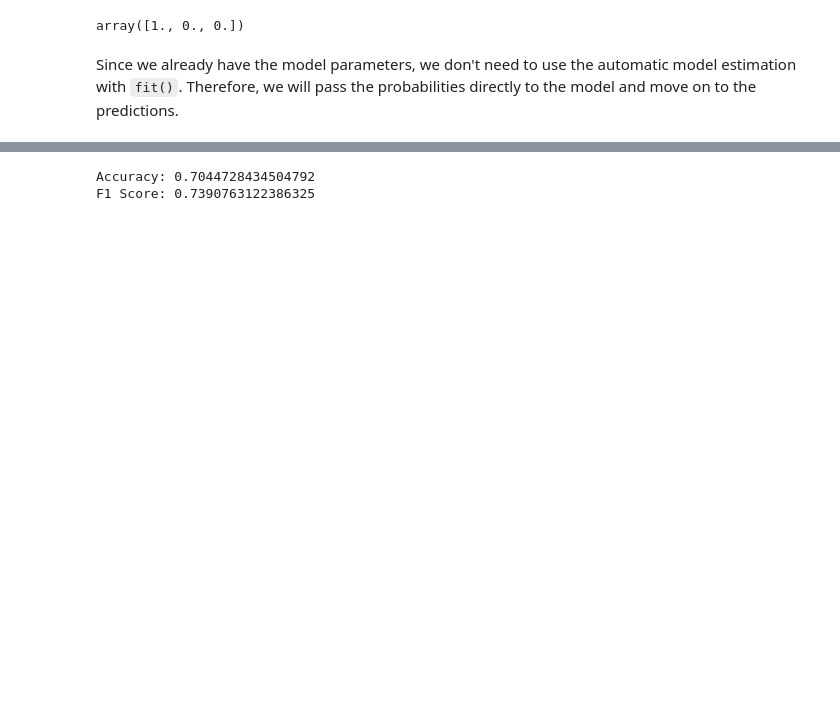
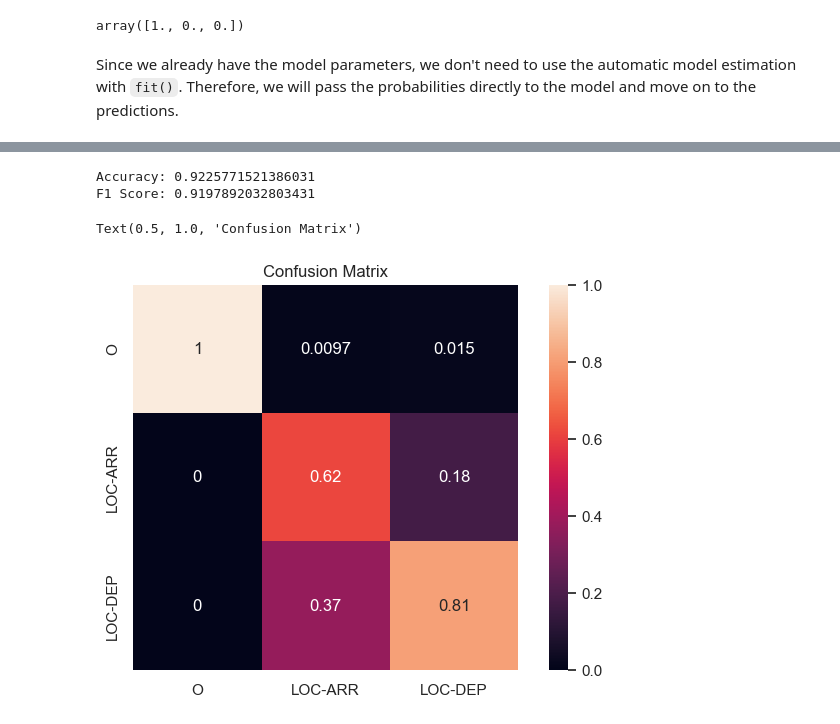
Before and after one commit to lucas066001/TravelOrderResolver, a Jupyter notebook: hmm_ner.ipynb, the cells around one changed output, grey strips where cells are left out. Drawn from its saved outputs; the diff is of its cells as text; code cells hidden in the pictures; blank space fills up the shorter version.

```diff
--- a/hmm_ner.ipynb
+++ b/hmm_ner.ipynb
@@ -337,13 +335,33 @@ ValueError: emissionprob_ rows must sum to 1 (got row sums of [0.76578769 0.1165
 # %%
 from sklearn.metrics import accuracy_score, f1_score
 
-# y_test = [item for sublist in y_test for item in sublist]
+y_test = [item for sublist in y_test for item in sublist]
 
-accuracy_score = accuracy_score(y_test, predicted_labels_test)
-f1_score = f1_score(y_test, predicted_labels_test, average="weighted")
+accuracy = accuracy_score(y_test, predicted_labels_test)
+f1 = f1_score(y_test, predicted_labels_test, average="weighted")
 
-print(f"Accuracy: {accuracy_score}")
-print(f"F1 Score: {f1_score}")
+print(f"Accuracy: {accuracy}")
+print(f"F1 Score: {f1}")
 # %% [output]
-Accuracy: 0.7044728434504792
-F1 Score: 0.7390763122386325
+Accuracy: 0.9225771521386031
+F1 Score: 0.9197892032803431
+# %%
+from sklearn.metrics import confusion_matrix
+
+conf_matrix = confusion_matrix(y_test, predicted_labels_test)
+
+conf_matrix = conf_matrix / conf_matrix.sum(axis=0)
+
+conf_matrix_df = pd.DataFrame(conf_matrix, columns=tags, index=tags)
+
+
+plt.figure(figsize=(8, 5))
+
+sns.set(font_scale=1)
+
+sns.heatmap(conf_matrix_df, annot=True, square=True, annot_kws={"fontsize": 12})
+
+plt.title("Confusion Matrix")
+# %% [output]
+Text(0.5, 1.0, 'Confusion Matrix')
+[figure, added]
```
Also changed, not shown: parts of 22 cells of this notebook, 2 other files.
